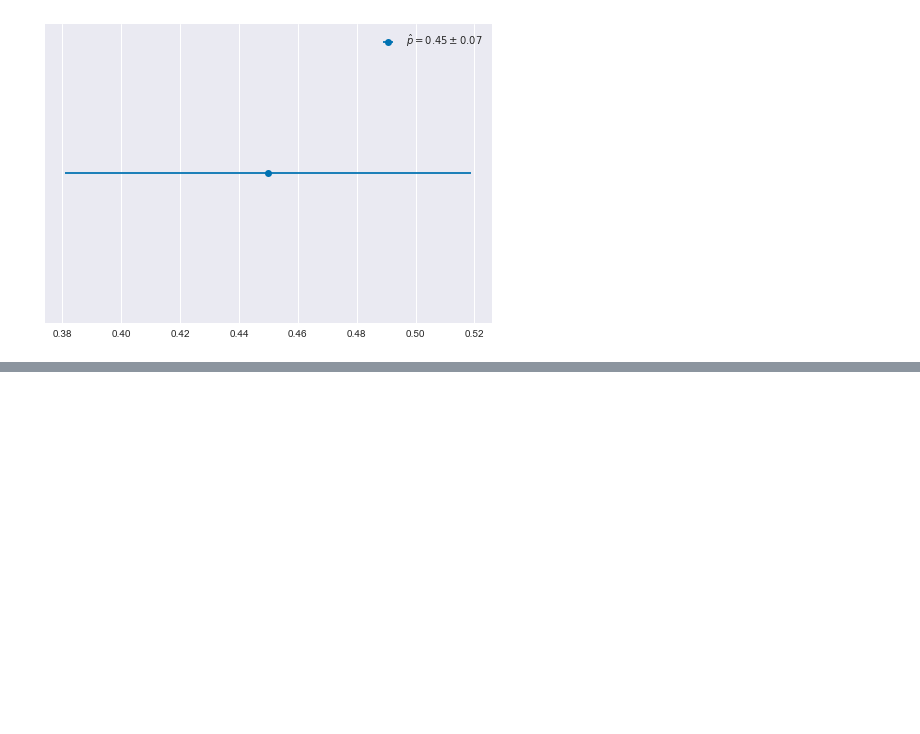
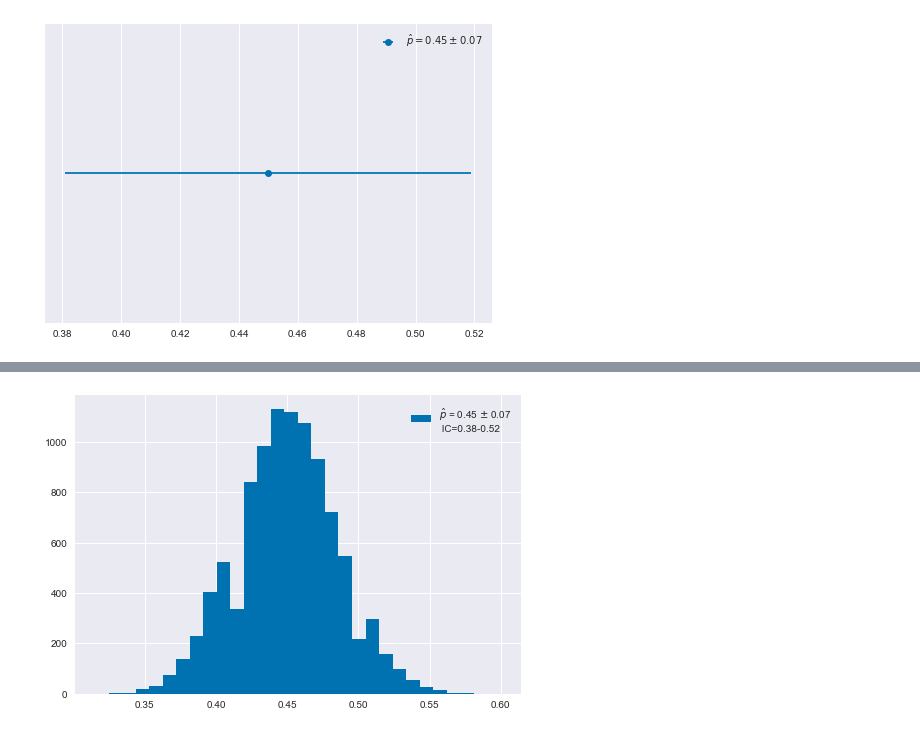
Before and after one commit to aloctavodia/intro_ciencia_de_datos, a Jupyter notebook: 03_intro_estadística_frecuentista.ipynb, the cells around one changed output, grey strips where cells are left out. Cells and saved outputs as stored; diff of their text form; code cells hidden in the pictures; blank space fills up the shorter version.

```diff
--- a/03_intro_estadística_frecuentista.ipynb
+++ b/03_intro_estadística_frecuentista.ipynb
@@ -345,0 +370,14 @@ Es decir el nivel de confianza, digamos el 95%, NO es sobre un intervalo en part
+# %%
+p_hats = []
+for i in range(10000):
+    muestra = np.random.choice(monedas_obs, replace=True, size=len(monedas_obs))
+    p_hats.append(np.mean(muestra))
+p_hats = np.array(p_hats)
+p_hat = np.mean(p_hats)
+sd = np.std(p_hats) * 2
+IC = p_hat - sd , p_hat + sd
+plt.hist(p_hats, bins=30, label='$\hat p$ = {:.2f} $\pm$ {:.2f} \n IC={:.2f}-{:.2f}'.format(p_hat, sd,  *IC))
+#sns.kdeplot(p_hats, bins=30, label='$\hat p$ = {:.2f} $\pm$ {:.2f} \n IC={:.2f}-{:.2f}'.format(p_hat, sd,  *IC))
+plt.legend();
+# %% [output]
+[figure, added]
```
Also changed, not shown: parts of 22 cells of this notebook.
